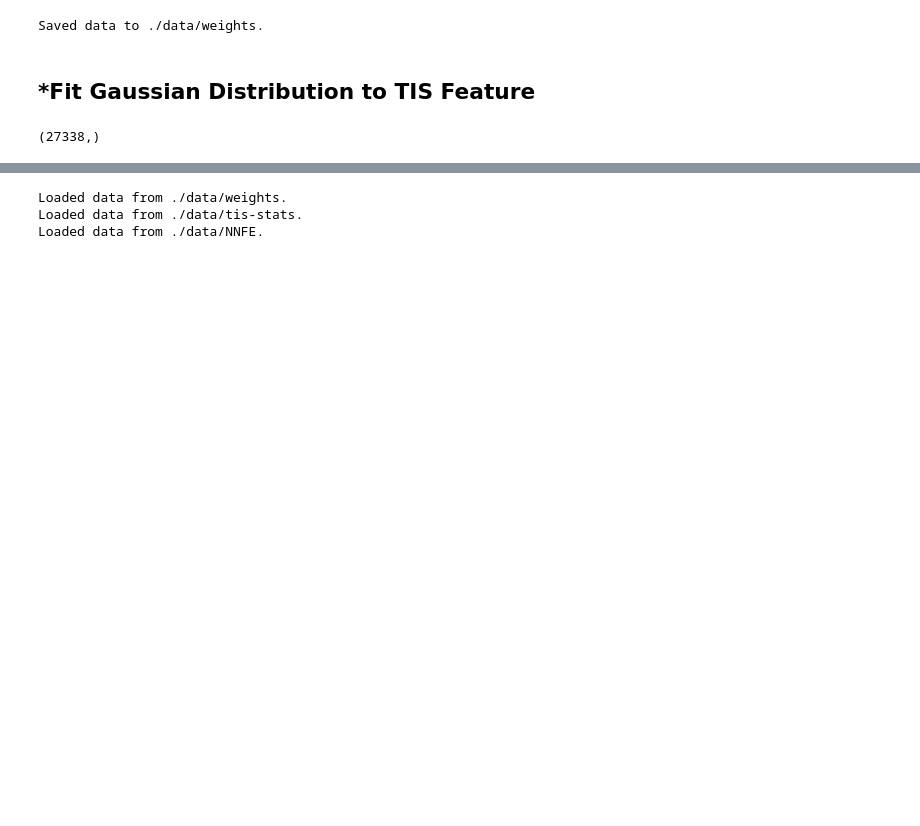
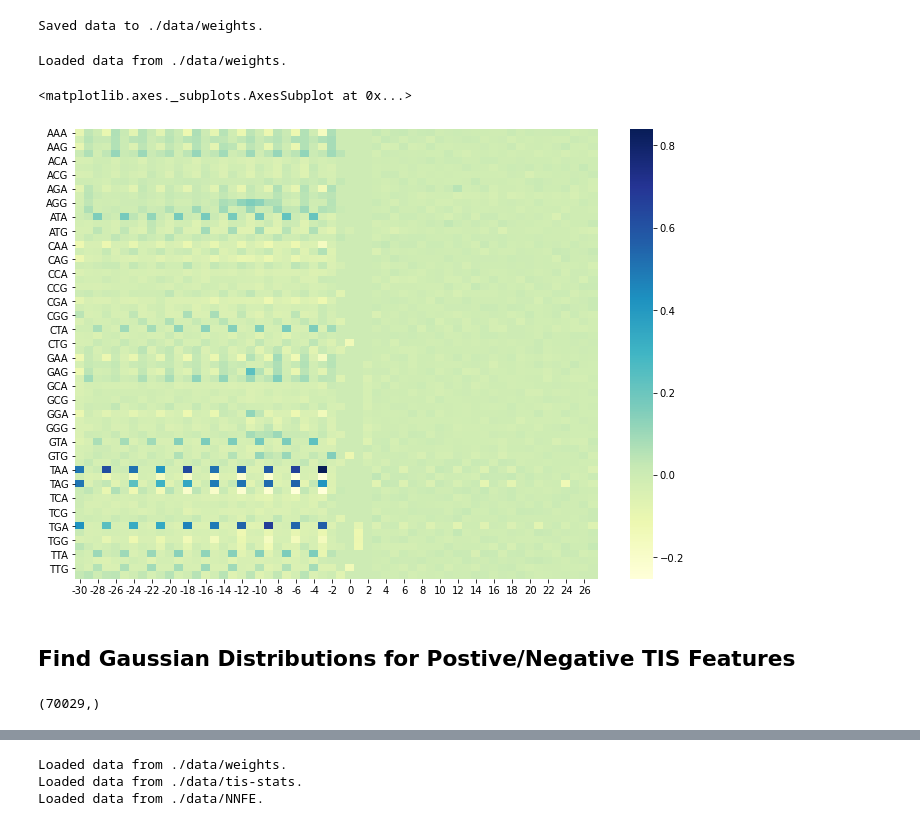
Before and after one commit to viggy-ravi/gene-prediction, a Jupyter notebook: Gene-Prediction-in-Metagenomics-Fragments.ipynb, the cells around one changed output, grey strips where cells are left out. Saved outputs shown, nothing was run; the diff lists cells and outputs as text; code cells hidden in the pictures; blank space fills up the shorter version.

```diff
--- a/Gene-Prediction-in-Metagenomics-Fragments.ipynb
+++ b/Gene-Prediction-in-Metagenomics-Fragments.ipynb
@@ -544,5 +171,3 @@ sns.heatmap(ax=ax, data=df, cmap="YlGnBu")
 save('weights', [wM, wD, wT])
 # %% [output]
 Saved data to ./data/weights.
-# %% [markdown]
-## *Fit Gaussian Distribution to TIS Feature
@@ -583,9 +174,34 @@ def X4(s, pi, mu, sd):
+# %%
+# visualize TIS patterns (up and downstream regions)
+import pandas as pd
+import seaborn as sns
+import matplotlib.pyplot as plt
+
+_, _, wT = load('weights')
+w = np.array(wT).reshape(58,64).T
+
+y_axis_labels = populate_codon_idx_dict(nbases=3).keys()
+x_axis_labels = [i for i in range(-30,28)]
+
+df = pd.DataFrame(w, columns=x_axis_labels, index=y_axis_labels)
+
+a4_dims = (11.7, 8.27)
+fig, ax = plt.subplots(figsize=a4_dims)
+sns.heatmap(ax=ax, data=df, cmap="YlGnBu")
+# %% [output]
+Loaded data from ./data/weights.
+<matplotlib.axes._subplots.AxesSubplot at 0x...>
+[figure, added]
+# %% [markdown]
+## Find Gaussian Distributions for Postive/Negative TIS Features
 # %%
-_, _, wT = load('weights')
+# _, _, wT = load('weights')
+# _, _, _, LD_tis, LD_yt = load('LDFE')
+
 LD_tis_red = LD_tis @ wT
 LD_tis_red.shape
 # %% [output]
-(27338,)
+(70029,)
 # %%
 LD_tis_pos = []
 LD_tis_neg = []
```
Also changed, not shown: parts of 68 cells of this notebook.
